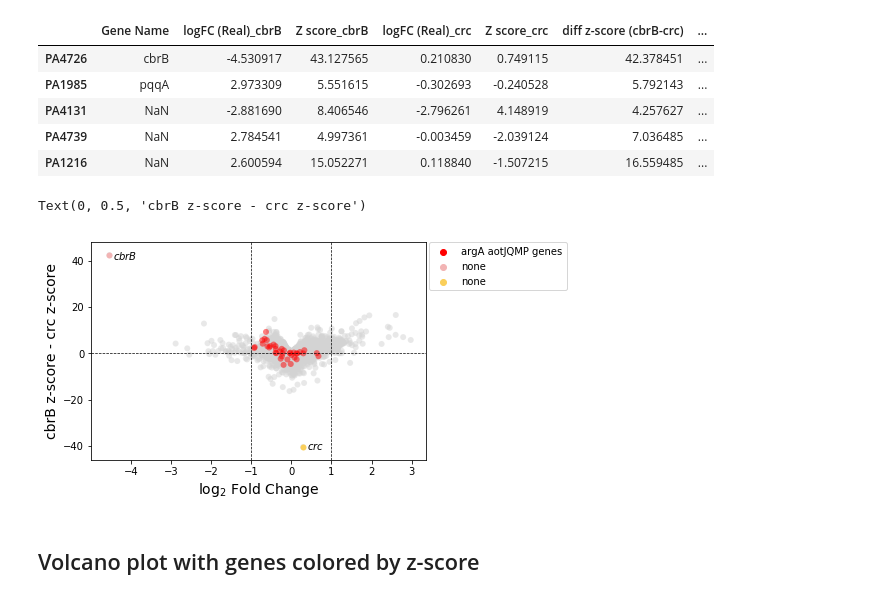
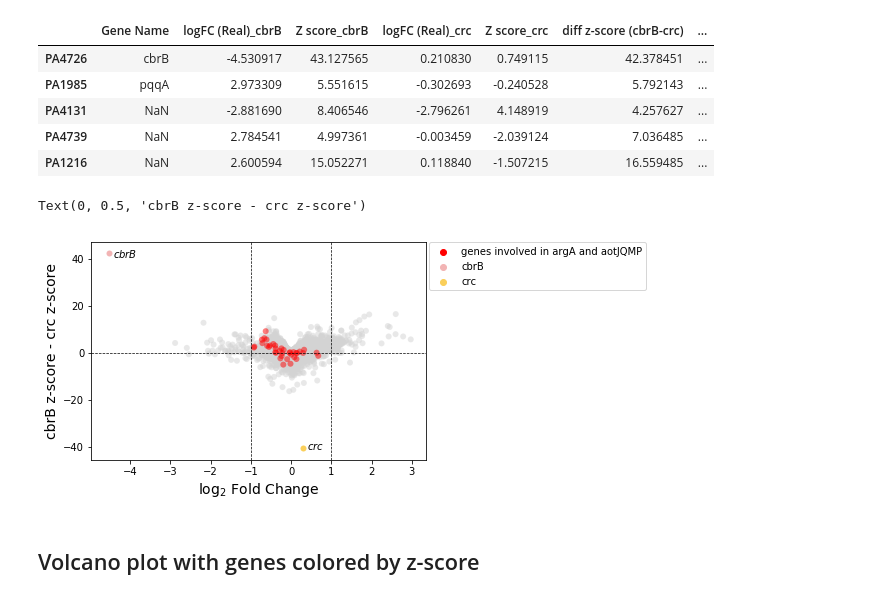
Before and after one commit to greenelab/generic-expression-patterns, a Jupyter notebook: pseudomonas_analysis/viz_E-GEOD-33245_cbrB_v_WT.ipynb, the cells around one changed output. Saved outputs shown, nothing was run; the diff lists cells and outputs as text; code cells hidden in the pictures.

Commit message:
update legend

```diff
--- a/pseudomonas_analysis/viz_E-GEOD-33245_cbrB_v_WT.ipynb
+++ b/pseudomonas_analysis/viz_E-GEOD-33245_cbrB_v_WT.ipynb
@@ -259,7 +259,9 @@ cbrB_crc_df.head()
 # %%
 # Label genes in input list
 cbrB_crc_df["gene group"] = "none"
-cbrB_crc_df.loc[argR_genes, "gene group"] = "argA aotJQMP genes"
+cbrB_crc_df.loc[argR_genes, "gene group"] = "genes involved in argA and aotJQMP"
+cbrB_crc_df.loc[cbrB_crc_df["Gene Name"] == "cbrB", "gene group"] = "cbrB"
+cbrB_crc_df.loc[cbrB_crc_df["Gene Name"] == "crc", "gene group"] = "crc"
 # %%
 cbrB_crc_df.head()
 # %% [output]
@@ -282,7 +284,7 @@ h = sns.scatterplot(
     legend=False,
 )
 h = sns.scatterplot(
-    data=cbrB_crc_df[cbrB_crc_df["gene group"] == "argA aotJQMP genes"],
+    data=cbrB_crc_df[cbrB_crc_df["gene group"] == "genes involved in argA and aotJQMP"],
     x="logFC (Real)_cbrB",
     y="diff z-score (cbrB-crc)",
     hue="gene group",
@@ -313,34 +315,34 @@ h = sns.scatterplot(
 
 # Add text labels for those genes mentioned above
 plt.text(
     x=cbrB_crc_df.loc[cbrB_crc_df["Gene Name"] == "cbrB", "logFC (Real)_cbrB"] + 0.1,
     y=cbrB_crc_df.loc[cbrB_crc_df["Gene Name"] == "cbrB", "diff z-score (cbrB-crc)"]
     - 2,
     s="$cbrB$",
 )
 plt.text(
     x=cbrB_crc_df.loc[cbrB_crc_df["Gene Name"] == "crc", "logFC (Real)_cbrB"] + 0.1,
     y=cbrB_crc_df.loc[cbrB_crc_df["Gene Name"] == "crc", "diff z-score (cbrB-crc)"] - 1,
     s="$crc$",
 )
 
 # Add traditional thresholds
 h.axhline(0.0, c="black", lw=0.7, ls="--")
 h.axvline(1, c="black", lw=0.7, ls="--")
 h.axvline(-1, c="black", lw=0.7, ls="--")
 
 # Move location of legend
 plt.legend(bbox_to_anchor=(1.01, 1), loc=2, borderaxespad=0.0)
 
 h.set_xlabel(r"log$_{2}$ Fold Change", fontsize=14, fontname="Verdana")
 h.set_ylabel("cbrB z-score - crc z-score", fontsize=14, fontname="Verdana")
 
 # TO DO
 # Verify arg genes to highlight
 # Fix legend
 # %% [output]
 Text(0, 0.5, 'cbrB z-score - crc z-score')
-[figure, old version]
+[figure, new version]
 # %%
 # Save
 h.figure.savefig(
```
Also changed, not shown: 7 other files.
